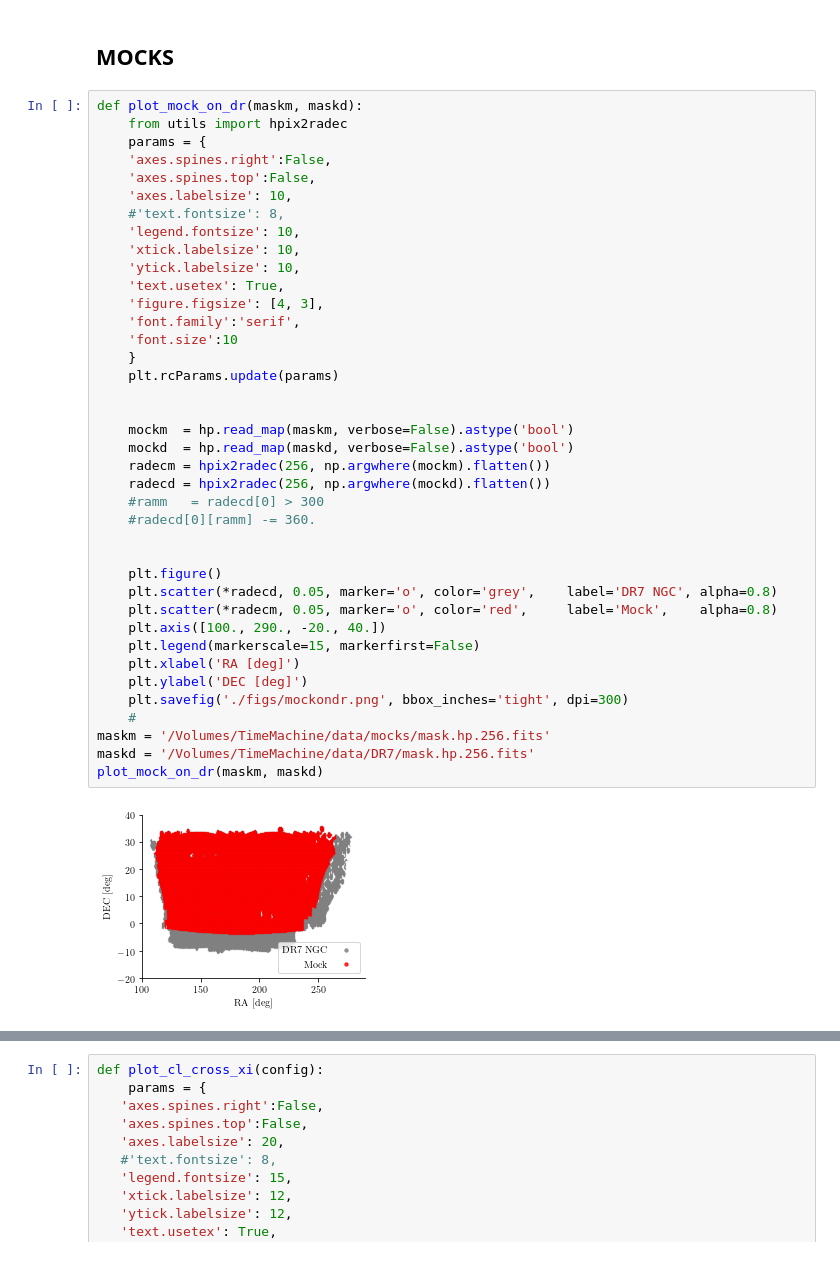
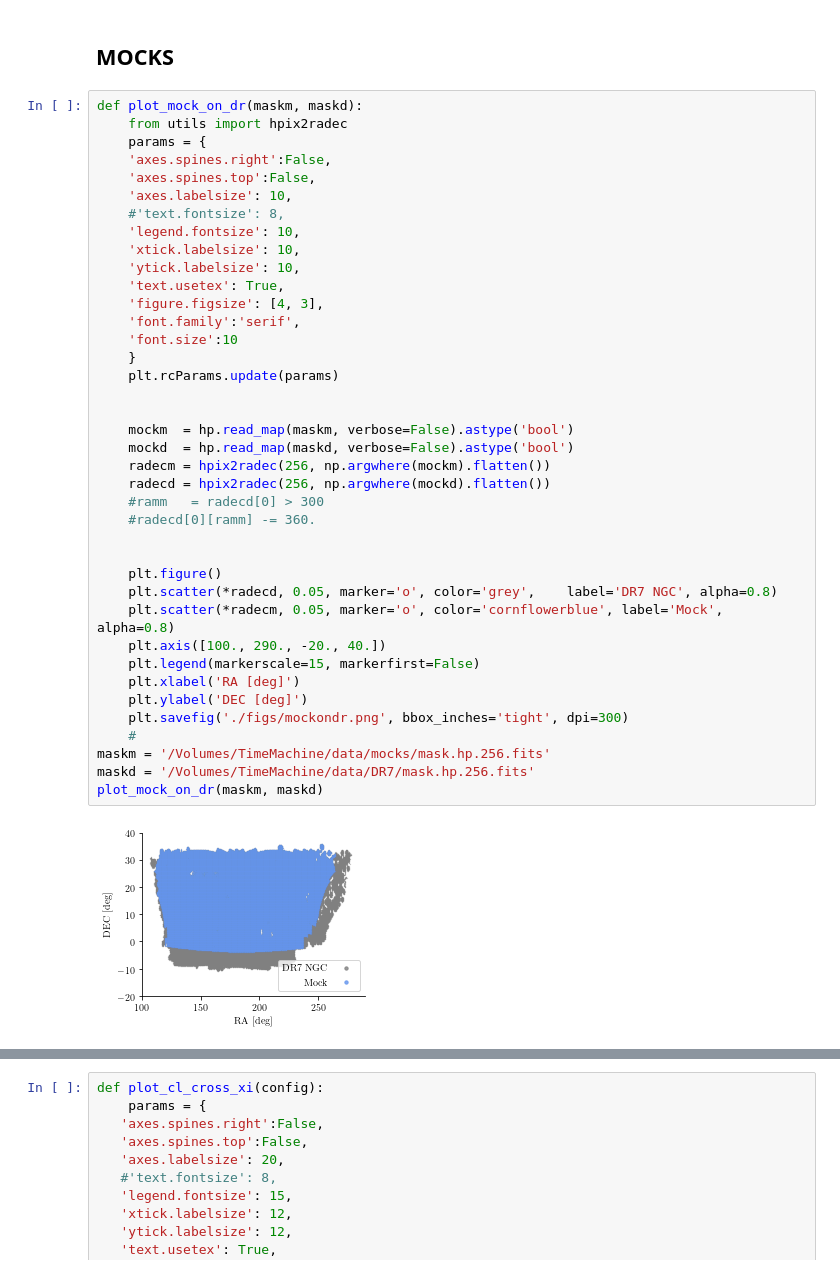
Before and after one commit to mehdirezaie/SYSNet, a Jupyter notebook: dataviz/DLpaper_plots.ipynb, the cells around one changed output, grey strips where cells are left out. Cells and saved outputs as stored; diff of their text form.

```diff
--- a/dataviz/DLpaper_plots.ipynb
+++ b/dataviz/DLpaper_plots.ipynb
@@ -448,35 +450,35 @@ def plot_mock_on_dr(maskm, maskd):
     'xtick.labelsize': 10,
     'ytick.labelsize': 10,
     'text.usetex': True,
     'figure.figsize': [4, 3],
     'font.family':'serif',
     'font.size':10
     }
     plt.rcParams.update(params)
 
 
     mockm  = hp.read_map(maskm, verbose=False).astype('bool')
     mockd  = hp.read_map(maskd, verbose=False).astype('bool')
     radecm = hpix2radec(256, np.argwhere(mockm).flatten())
     radecd = hpix2radec(256, np.argwhere(mockd).flatten())
     #ramm   = radecd[0] > 300
     #radecd[0][ramm] -= 360.
 
 
     plt.figure()
     plt.scatter(*radecd, 0.05, marker='o', color='grey',    label='DR7 NGC', alpha=0.8)
-    plt.scatter(*radecm, 0.05, marker='o', color='red',     label='Mock',    alpha=0.8)
+    plt.scatter(*radecm, 0.05, marker='o', color='cornflowerblue', label='Mock',    alpha=0.8)
     plt.axis([100., 290., -20., 40.])
     plt.legend(markerscale=15, markerfirst=False)
     plt.xlabel('RA [deg]')
     plt.ylabel('DEC [deg]')
     plt.savefig('./figs/mockondr.png', bbox_inches='tight', dpi=300)
     #
 maskm = '/Volumes/TimeMachine/data/mocks/mask.hp.256.fits'
 maskd = '/Volumes/TimeMachine/data/DR7/mask.hp.256.fits'
 plot_mock_on_dr(maskm, maskd)
 # %% [output]
-[figure, old version]
+[figure, new version]
 # %%
 def plot_cl_cross_dr(config):
     params = {
```
Also changed, not shown: parts of 12 cells of this notebook, 6 other files.
